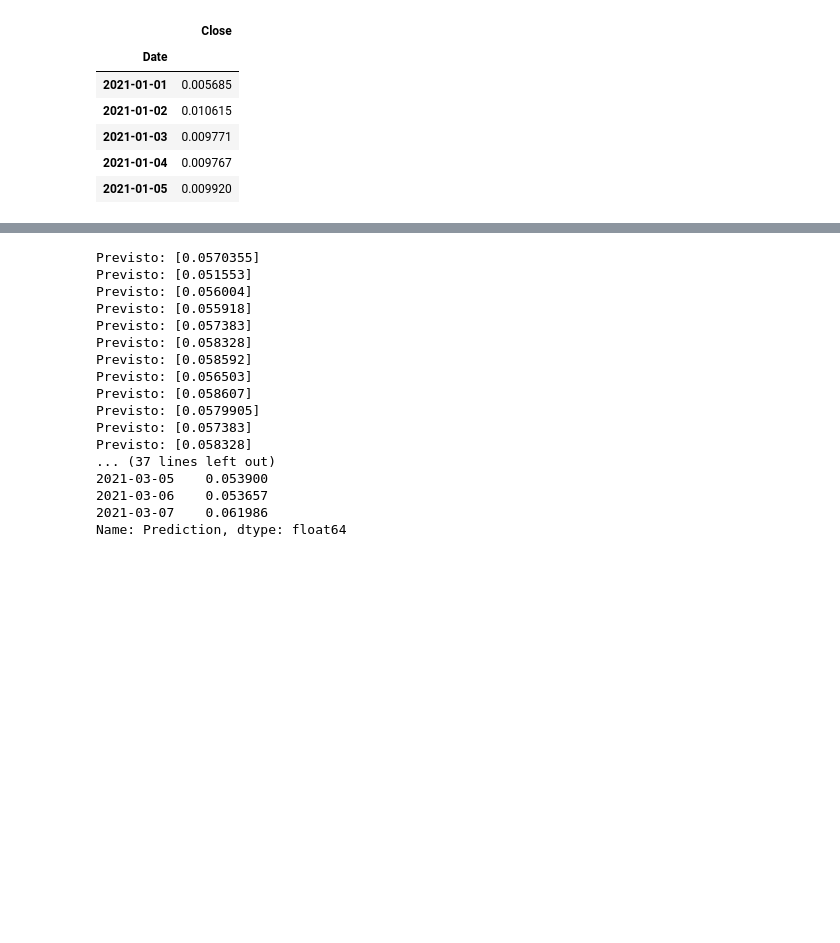
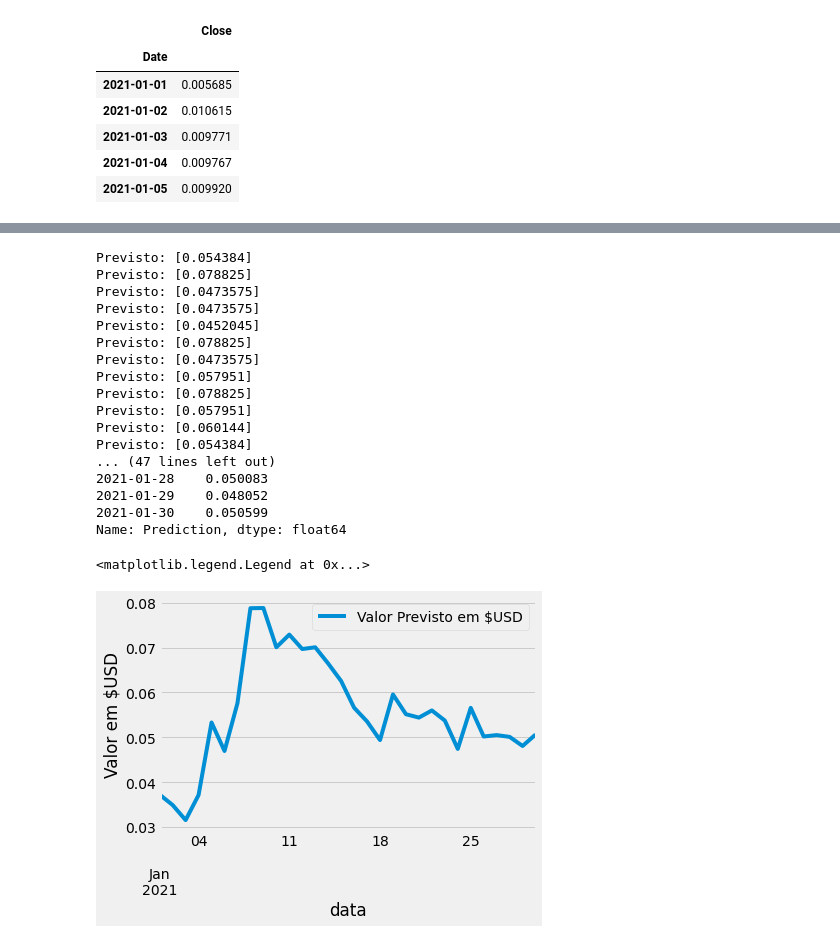
Before and after one commit to CEODINIZ/P2-Dados, a Jupyter notebook: Doge Ramdom Forest Regression.ipynb, the cells around one changed output, grey strips where cells are left out. Saved outputs shown, nothing was run; the diff lists cells and outputs as text; code cells hidden in the pictures; blank space fills up the shorter version.

```diff
--- a/Doge Ramdom Forest Regression.ipynb
+++ b/Doge Ramdom Forest Regression.ipynb
@@ -200,8 +218,8 @@ doge.head()
 | 2021-01-05 | 0.009920 |
 # %%
 # Prever n dias no futuro
-predic_day = 25 #7 dias
+predic_day = 30 #30 dias
 
-# cria uma coluna previsao com dados dos proximos 7. A coluna vai servir para ser utilizada na previsao apos a separacao das bases de teste e treinamento
-# os dados contidos na coluna Prediction estao 7 dias a frente da doluna Close.
+# cria uma coluna previsao com dados dos proximos 30. A coluna vai servir para ser utilizada na previsao apos a separacao das bases de teste e treinamento
+# os dados contidos na coluna Prediction estao 30 dias a frente da doluna Close.
 doge["Prediction"] = doge[["Close"]].shift(-predic_day)
@@ -365,7 +225,0 @@ doge.head()
-# %%
-# Prever n dias no futuro
-predic_day = 25 #7 dias
-
-# cria uma coluna previsao com dados dos proximos 7. A coluna vai servir para ser utilizada na previsao apos a separacao das bases de teste e treinamento
-# os dados contidos na coluna Prediction estao 7 dias a frente da doluna Close.
-doge["Prediction"] = doge[["Close"]].shift(-predic_day)
@@ -476,22 +319,30 @@ for p in x_val: # percorre a lista de valores da variavel x_val, utilizando os v
 #previsao
     print("Previsto:" , prediction) #preco previsto para os proximos 7 dias
 print("-"*10)
-print("Preco Anterior", temp_df.tail(25)["Prediction"])
+print("Preco Anterior", temp_df.tail(30)["Prediction"])
 # %% [output]
-Previsto: [0.0570355]
-Previsto: [0.051553]
-Previsto: [0.056004]
-Previsto: [0.055918]
-Previsto: [0.057383]
-Previsto: [0.058328]
-Previsto: [0.058592]
-Previsto: [0.056503]
-Previsto: [0.058607]
-Previsto: [0.0579905]
-Previsto: [0.057383]
-Previsto: [0.058328]
-... (37 lines left out)
-2021-03-05    0.053900
-2021-03-06    0.053657
-2021-03-07    0.061986
+Previsto: [0.054384]
+Previsto: [0.078825]
+Previsto: [0.0473575]
+Previsto: [0.0473575]
+Previsto: [0.0452045]
+Previsto: [0.078825]
+Previsto: [0.0473575]
+Previsto: [0.057951]
+Previsto: [0.078825]
+Previsto: [0.057951]
+Previsto: [0.060144]
+Previsto: [0.054384]
+... (47 lines left out)
+2021-01-28    0.050083
+2021-01-29    0.048052
+2021-01-30    0.050599
 Name: Prediction, dtype: float64
+# %%
+temp_df.tail(30)["Prediction"].plot(label="Valor Previsto em $USD")# valores predidos
+plt.xlabel("data")
+plt.ylabel("Valor em $USD")
+plt.legend()
+# %% [output]
+<matplotlib.legend.Legend at 0x...>
+[figure, added]
```
Also changed, not shown: parts of 115 cells of this notebook.
